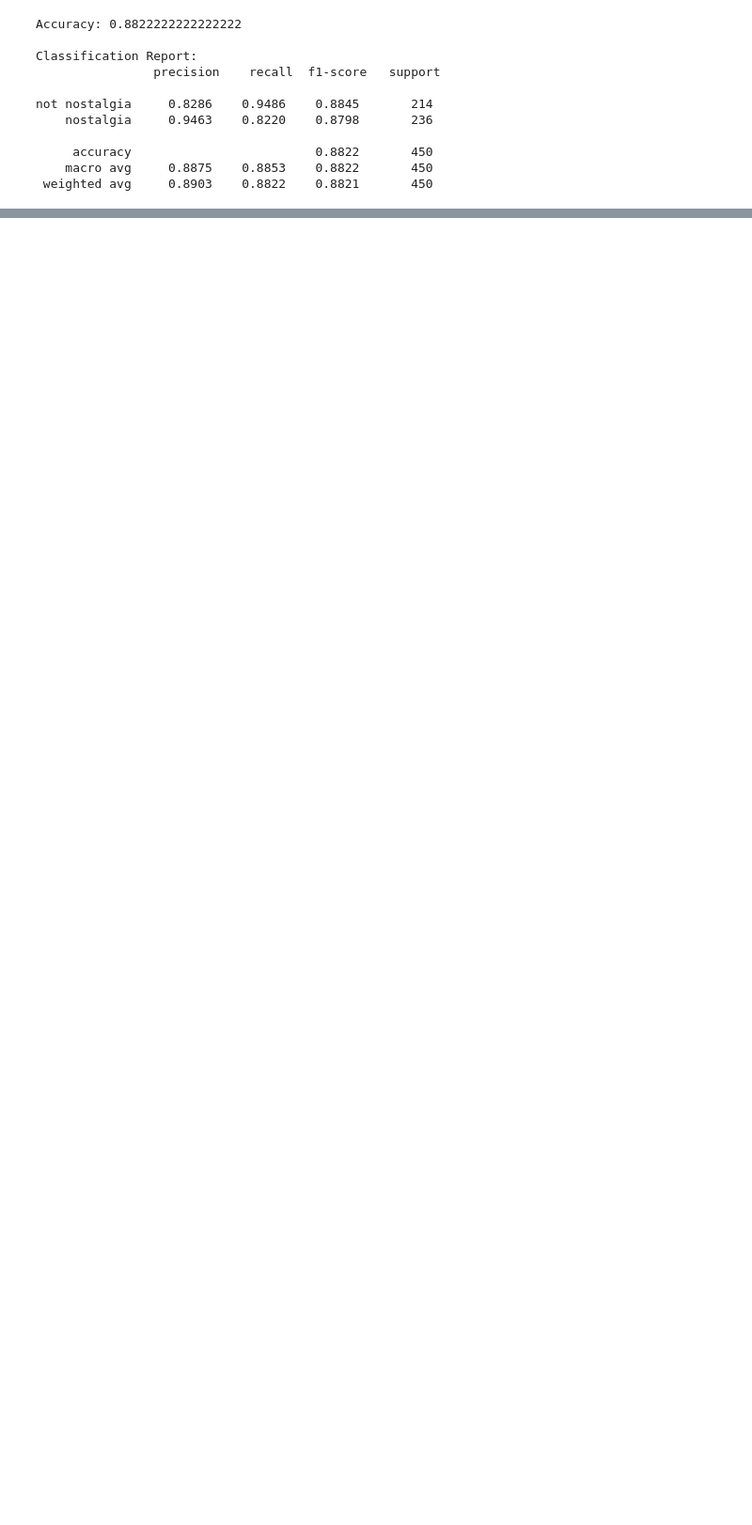
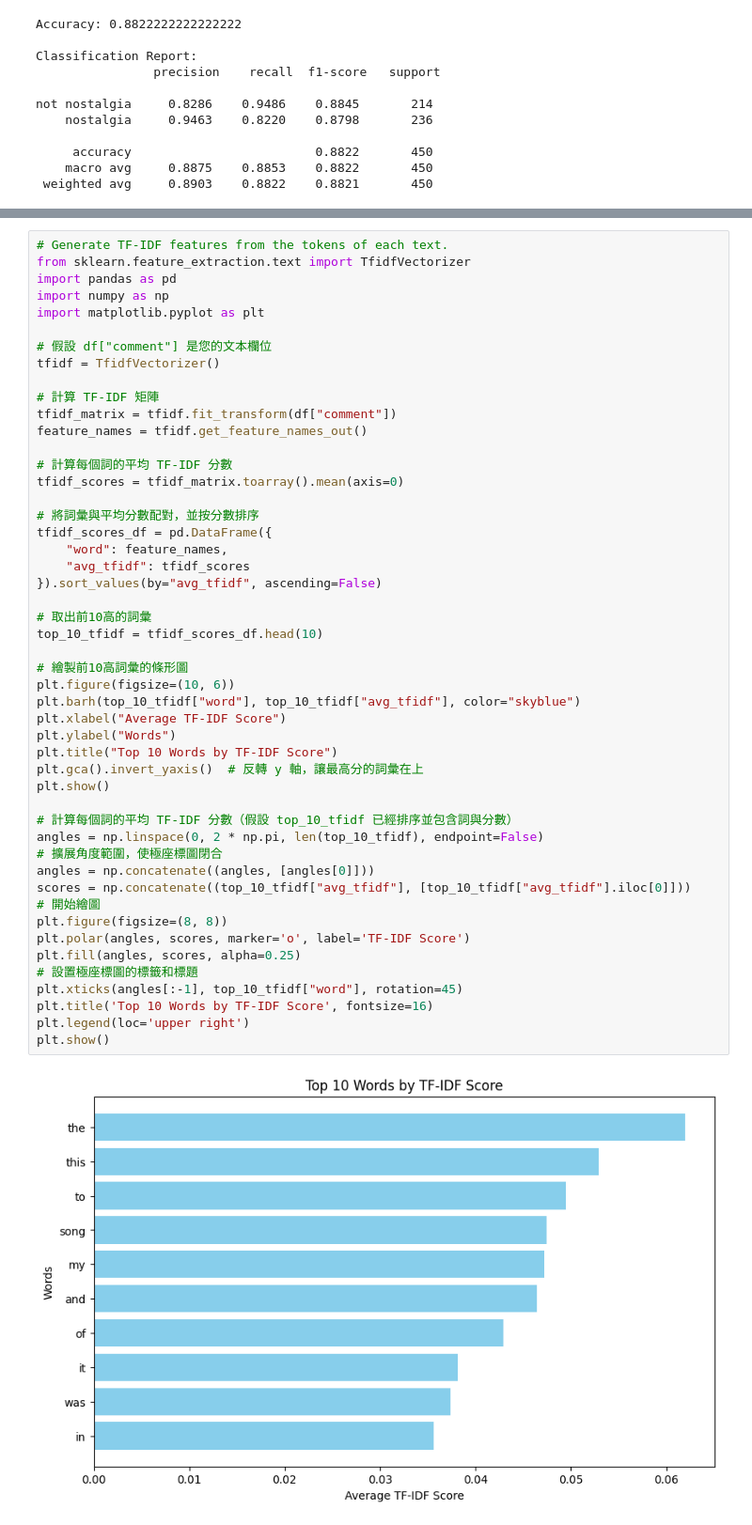
Before and after one commit to dabbie109303501/DM2024-Lab1-Homework, a Jupyter notebook: DM2024-Lab1-Homework.ipynb, the cells around one changed output, grey strips where cells are left out. Shown at 94% size. Saved outputs shown, nothing was run; the diff lists cells and outputs as text; blank space fills up the shorter version.

```diff
--- a/DM2024-Lab1-Homework.ipynb
+++ b/DM2024-Lab1-Homework.ipynb
@@ -739,0 +763,51 @@ df
+# %%
+# Generate TF-IDF features from the tokens of each text.
+from sklearn.feature_extraction.text import TfidfVectorizer
+import pandas as pd
+import numpy as np
+import matplotlib.pyplot as plt
+
+# 假設 df["comment"] 是您的文本欄位
+tfidf = TfidfVectorizer()
+
+# 計算 TF-IDF 矩陣
+tfidf_matrix = tfidf.fit_transform(df["comment"])
+feature_names = tfidf.get_feature_names_out()
+
+# 計算每個詞的平均 TF-IDF 分數
+tfidf_scores = tfidf_matrix.toarray().mean(axis=0)
+
+# 將詞彙與平均分數配對，並按分數排序
+tfidf_scores_df = pd.DataFrame({
+    "word": feature_names,
+    "avg_tfidf": tfidf_scores
+}).sort_values(by="avg_tfidf", ascending=False)
+
+# 取出前10高的詞彙
+top_10_tfidf = tfidf_scores_df.head(10)
+
+# 繪製前10高詞彙的條形圖
+plt.figure(figsize=(10, 6))
+plt.barh(top_10_tfidf["word"], top_10_tfidf["avg_tfidf"], color="skyblue")
+plt.xlabel("Average TF-IDF Score")
+plt.ylabel("Words")
+plt.title("Top 10 Words by TF-IDF Score")
+plt.gca().invert_yaxis()  # 反轉 y 軸，讓最高分的詞彙在上
+plt.show()
+
+# 計算每個詞的平均 TF-IDF 分數（假設 top_10_tfidf 已經排序並包含詞與分數）
+angles = np.linspace(0, 2 * np.pi, len(top_10_tfidf), endpoint=False)
+# 擴展角度範圍，使極座標圖閉合
+angles = np.concatenate((angles, [angles[0]]))
+scores = np.concatenate((top_10_tfidf["avg_tfidf"], [top_10_tfidf["avg_tfidf"].iloc[0]]))
+# 開始繪圖
+plt.figure(figsize=(8, 8))
+plt.polar(angles, scores, marker='o', label='TF-IDF Score')
+plt.fill(angles, scores, alpha=0.25)
+# 設置極座標圖的標籤和標題
+plt.xticks(angles[:-1], top_10_tfidf["word"], rotation=45)
+plt.title('Top 10 Words by TF-IDF Score', fontsize=16)
+plt.legend(loc='upper right')
+plt.show()
+# %% [output]
+[figure, added]
```
Also changed, not shown: parts of 13 cells of this notebook.
